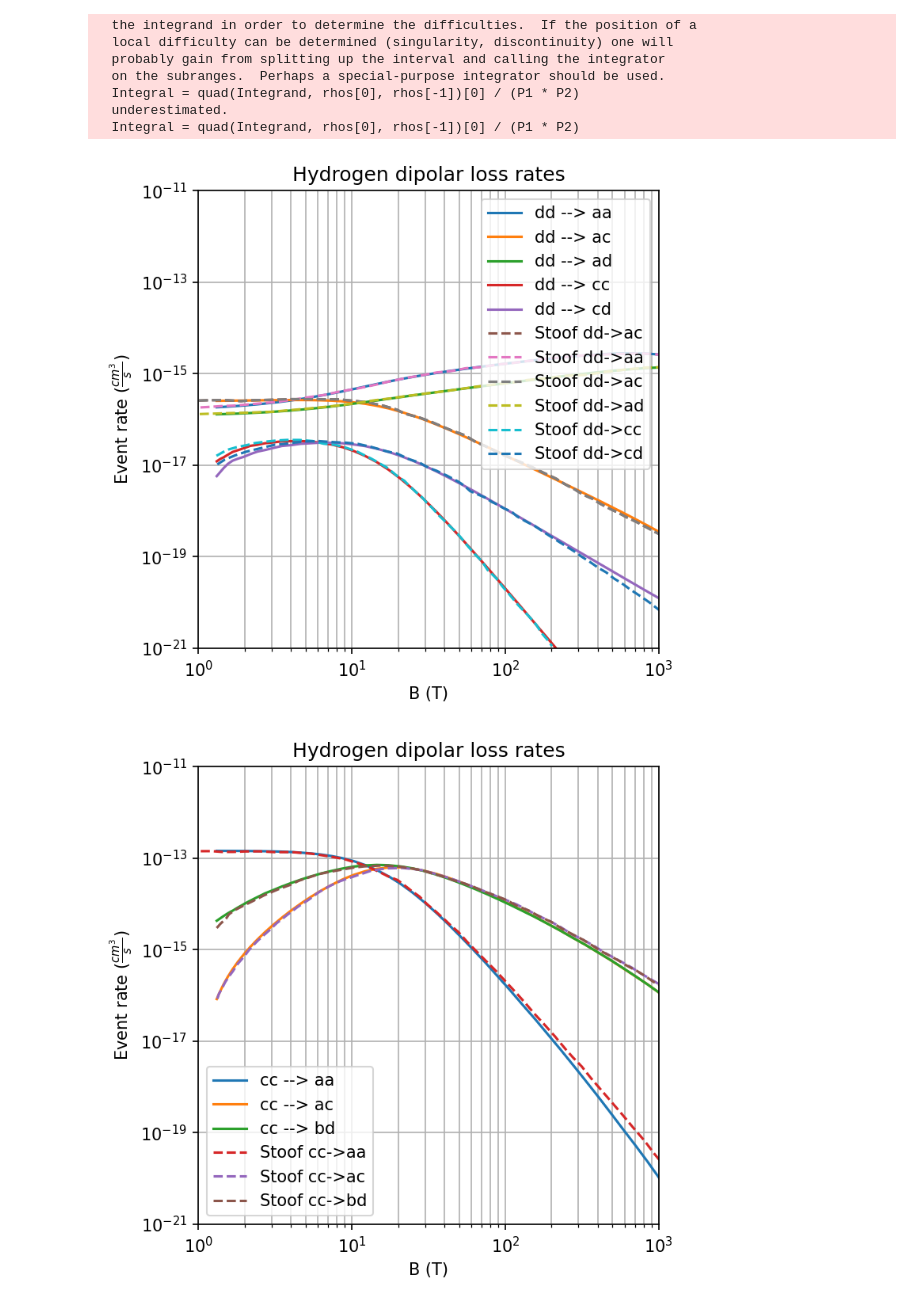
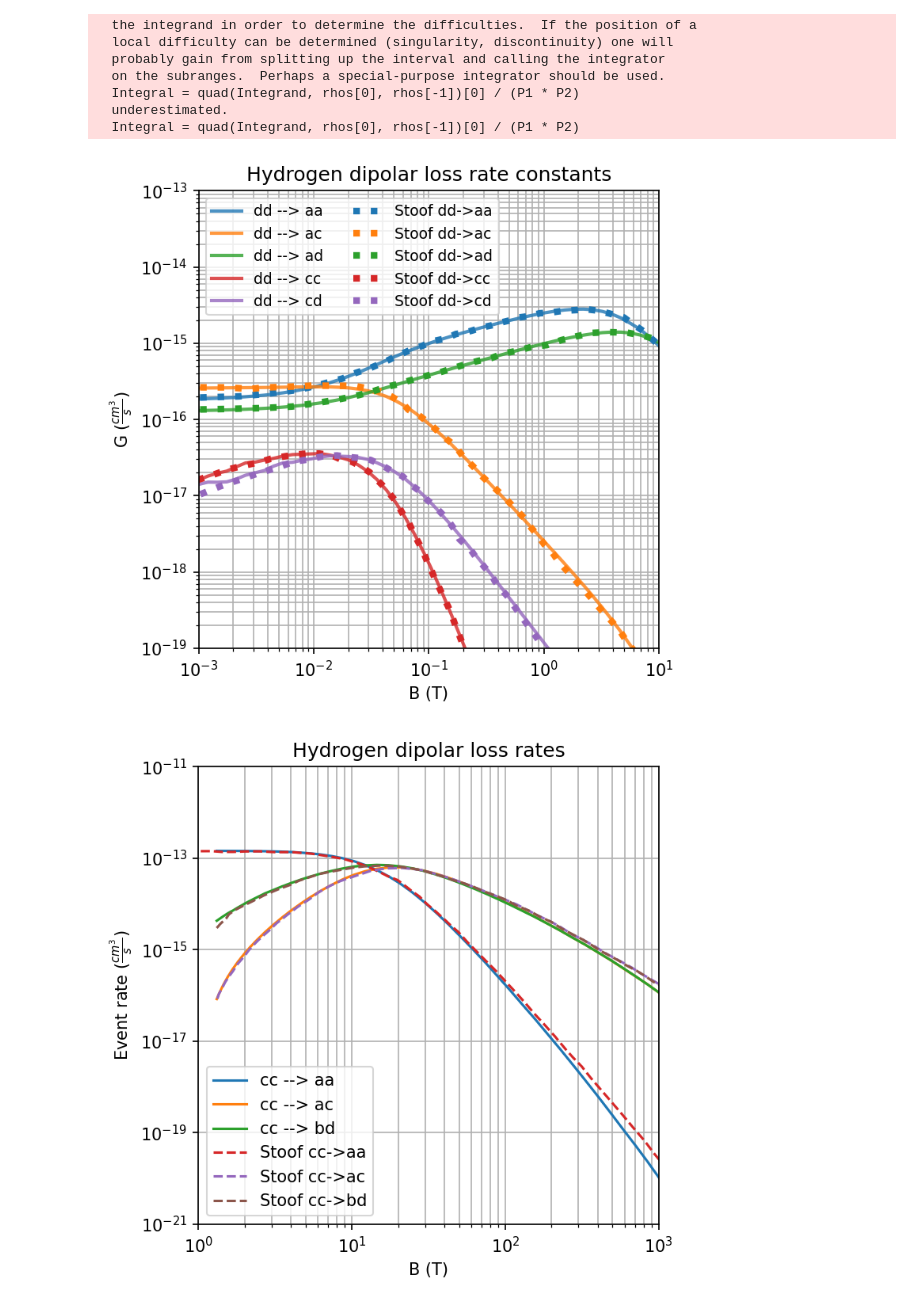
Before and after one commit to UTA-NURES/AtomicHScattering, a Jupyter notebook: examples/Literature_Comparison.ipynb, the cells around one changed output. Drawn from its saved outputs; the diff is of its cells as text; code cells hidden in the pictures.

```diff
--- a/examples/Literature_Comparison.ipynb
+++ b/examples/Literature_Comparison.ipynb
@@ -74,7 +115,7 @@ plt.legend()
 # %%
 B_values = np.logspace(-3,1,50)
 
-T        = 5e-4
+T   = 5e-5
 
 GVsB_HDip=[]
 GVsB_TDip=[]
@@ -178,30 +219,34 @@ B_ddcd        = np.array([pt["value"][0] for pt in ddcd])
 G_ddcd     = np.array([pt["value"][1] for pt in ddcd])
 # %%
 plt.figure(figsize=(5,5),dpi=150)
+B_values = np.logspace(-3,1,50)
 
+colors=plt.rcParams['axes.prop_cycle'].by_key()['color']
+
+c=0
 for ci in range(0,len(DipoleChannels)):
     Label='dd --> '+str(DipoleChannels[ci]['alphaprime'])+str(DipoleChannels[ci]['betaprime'])
-    plt.plot(B_display,GVsB_HDip[ci],label=Label)
+    plt.plot(B_values,GVsB_HDip[ci],label=Label,color=colors[c],linewidth=2,alpha=0.8)
+    c=c+1
     plt.semilogy()
 
-plt.plot(B_ddac,G_ddac,'--',label="Stoof dd->ac")
-plt.plot(B_ddaa,G_ddaa,'--',label="Stoof dd->aa")
-plt.plot(B_ddac,G_ddac,'--',label="Stoof dd->ac")
-plt.plot(B_ddad,G_ddad,'--',label="Stoof dd->ad")
-plt.plot(B_ddcc,G_ddcc,'--',label="Stoof dd->cc")
-plt.plot(B_ddcd,G_ddcd,'--',label="Stoof dd->cd")
+plt.plot(dipolelosses.Invert_B_Naught(B_ddaa),G_ddaa,':',label="Stoof dd->aa",color=colors[0],linewidth=4)
+plt.plot(dipolelosses.Invert_B_Naught(B_ddac),G_ddac,':',label="Stoof dd->ac",color=colors[1],linewidth=4)
+plt.plot(dipolelosses.Invert_B_Naught(B_ddad),G_ddad,':',label="Stoof dd->ad",color=colors[2],linewidth=4)
+plt.plot(dipolelosses.Invert_B_Naught(B_ddcc),G_ddcc,':',label="Stoof dd->cc",color=colors[3],linewidth=4)
+plt.plot(dipolelosses.Invert_B_Naught(B_ddcd),G_ddcd,':',label="Stoof dd->cd",color=colors[4],linewidth=4)
 
 plt.xlabel("B (T)")
-plt.xlim(1, 1e3)
-plt.ylabel(r'Event rate ($\frac{cm^3}{s}$)')
-plt.ylim(1e-21, 1e-11)
-plt.title("Hydrogen dipolar loss rates")
+plt.xlim(1e-3, 10)
+plt.ylabel(r'G ($\frac{cm^3}{s}$)')
+plt.ylim(1e-19, 1e-13)
+plt.title("Hydrogen dipolar loss rate constants")
 plt.grid(which='both')
-plt.legend()
+plt.legend(ncol=2,fontsize=9,loc='upper left')
 plt.loglog()
 plt.show()
 # %% [output]
-[figure, old version]
+[figure, new version]
 # %%
 plt.figure(figsize=(5,5),dpi=150)
 
```
Also changed, not shown: parts of 7 cells of this notebook, 4 other files.
